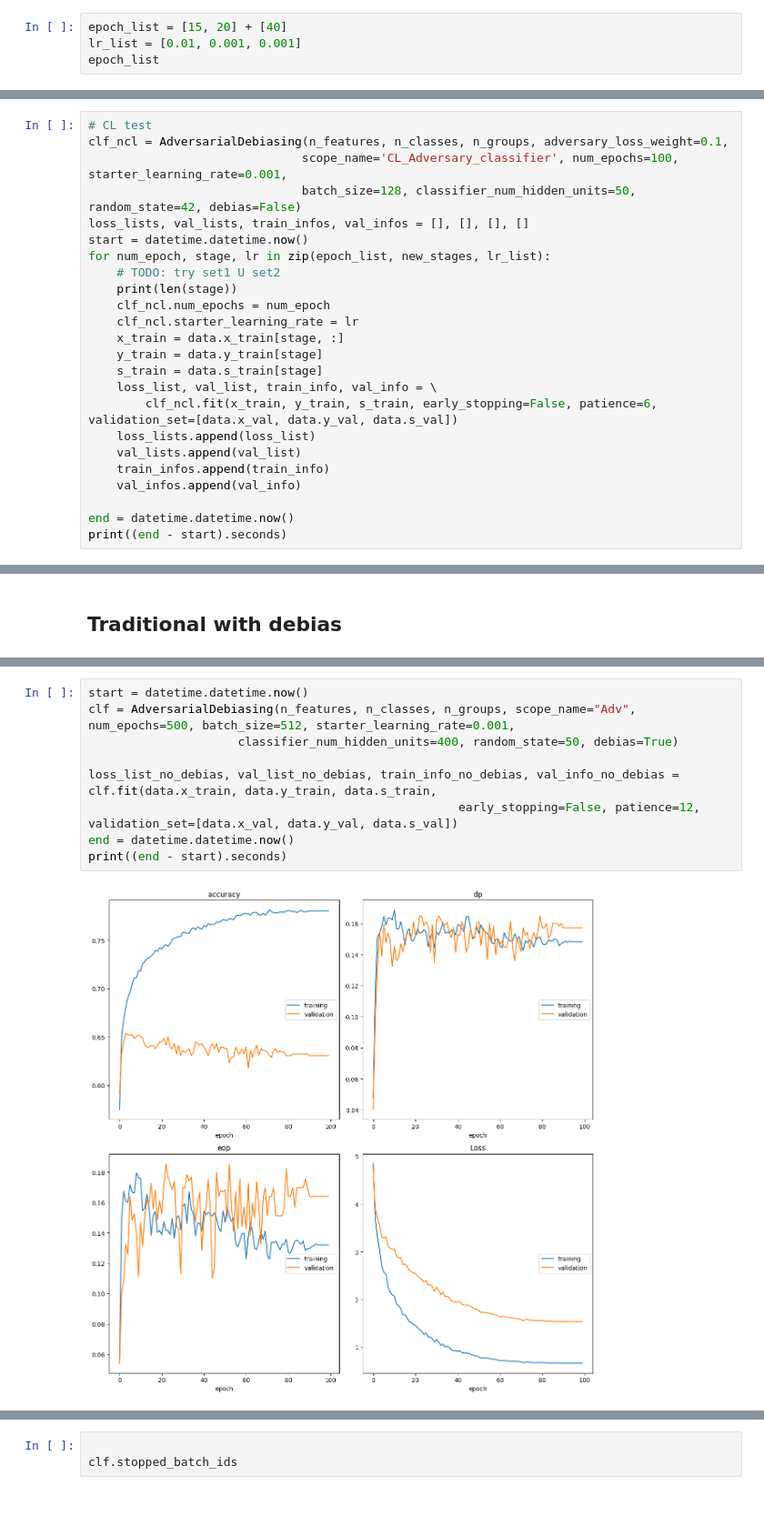
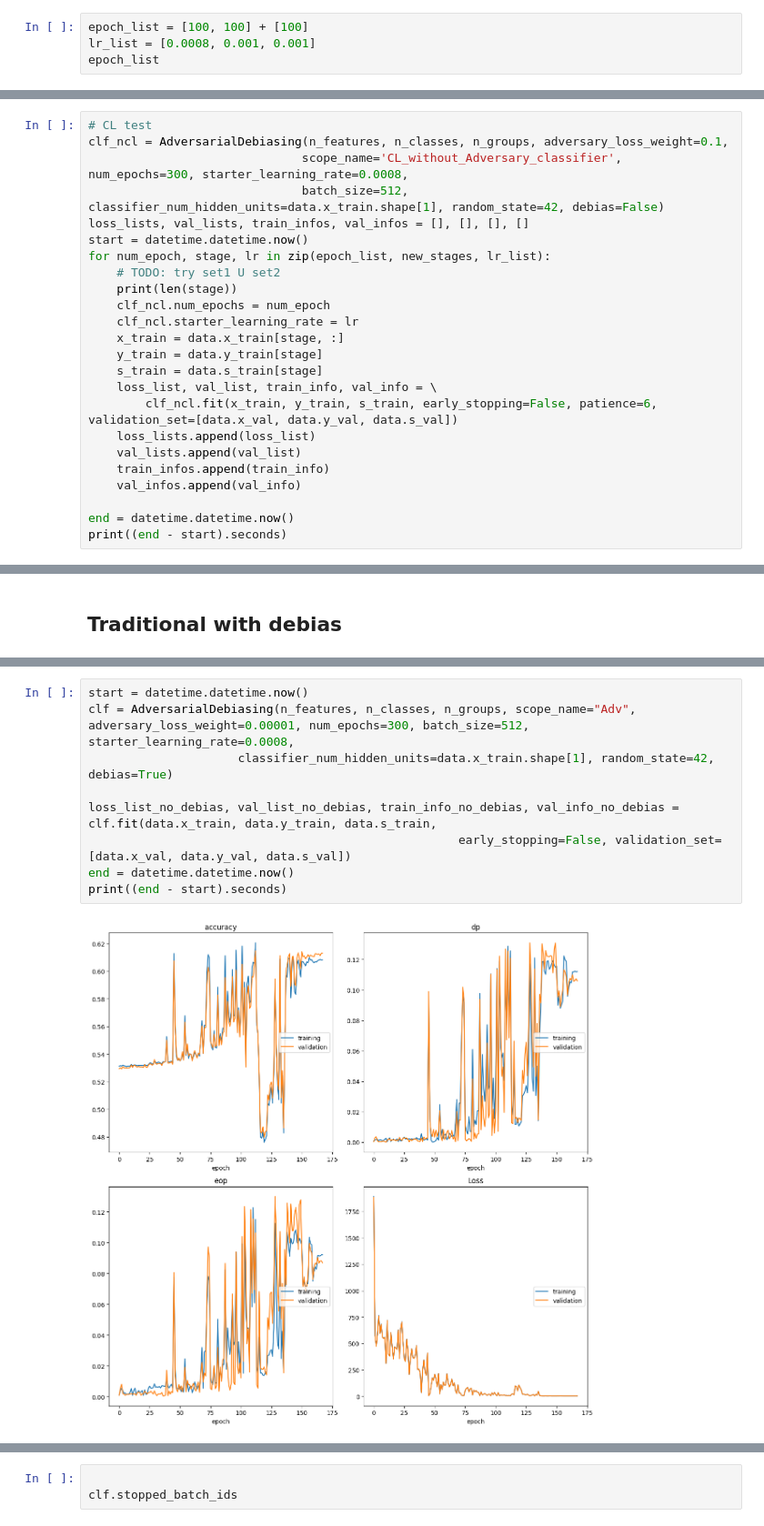
Before and after one commit to Yemonade/FairCL, a Jupyter notebook: ex_cl_compas.ipynb, the cells around one changed output, grey strips where cells are left out. Shown at 91% size. Cells and saved outputs as stored; diff of their text form.

```diff
--- a/cl_test_compas.ipynb
+++ b/ex_cl_compas.ipynb
@@ -151,5 +152,5 @@ for stage in new_stages:
 # %%
-epoch_list = [15, 20] + [40]
-lr_list = [0.01, 0.001, 0.001]
+epoch_list = [100, 100] + [100]
+lr_list = [0.0008, 0.001, 0.001]
 epoch_list
 # %% [output]
@@ -157,8 +158,8 @@ epoch_list
 # %%
 # CL test
 clf_ncl = AdversarialDebiasing(n_features, n_classes, n_groups, adversary_loss_weight=0.1,
-                              scope_name='CL_Adversary_classifier', num_epochs=100, starter_learning_rate=0.001,
-                              batch_size=128, classifier_num_hidden_units=50, random_state=42, debias=False)
+                              scope_name='CL_without_Adversary_classifier', num_epochs=300, starter_learning_rate=0.0008,
+                              batch_size=512, classifier_num_hidden_units=data.x_train.shape[1], random_state=42, debias=False)
 loss_lists, val_lists, train_infos, val_infos = [], [], [], []
 start = datetime.datetime.now()
 for num_epoch, stage, lr in zip(epoch_list, new_stages, lr_list):
@@ -363,12 +351,12 @@ data.x_train.shape
 # %%
 start = datetime.datetime.now()
-clf = AdversarialDebiasing(n_features, n_classes, n_groups, scope_name="Adv", num_epochs=500, batch_size=512, starter_learning_rate=0.001,
-                     classifier_num_hidden_units=400, random_state=50, debias=True)
+clf = AdversarialDebiasing(n_features, n_classes, n_groups, scope_name="Adv", adversary_loss_weight=0.00001, num_epochs=300, batch_size=512, starter_learning_rate=0.0008,
+                     classifier_num_hidden_units=data.x_train.shape[1], random_state=42, debias=True)
 
 loss_list_no_debias, val_list_no_debias, train_info_no_debias, val_info_no_debias = clf.fit(data.x_train, data.y_train, data.s_train,
-                                                    early_stopping=False, patience=12, validation_set=[data.x_val, data.y_val, data.s_val])
+                                                    early_stopping=False, validation_set=[data.x_val, data.y_val, data.s_val])
 end = datetime.datetime.now()
 print((end - start).seconds)
 # %% [output]
-[figure, old version]
+[figure, new version]
 accuracy
```
Also changed, not shown: parts of 10 cells of this notebook, 6 other files.
